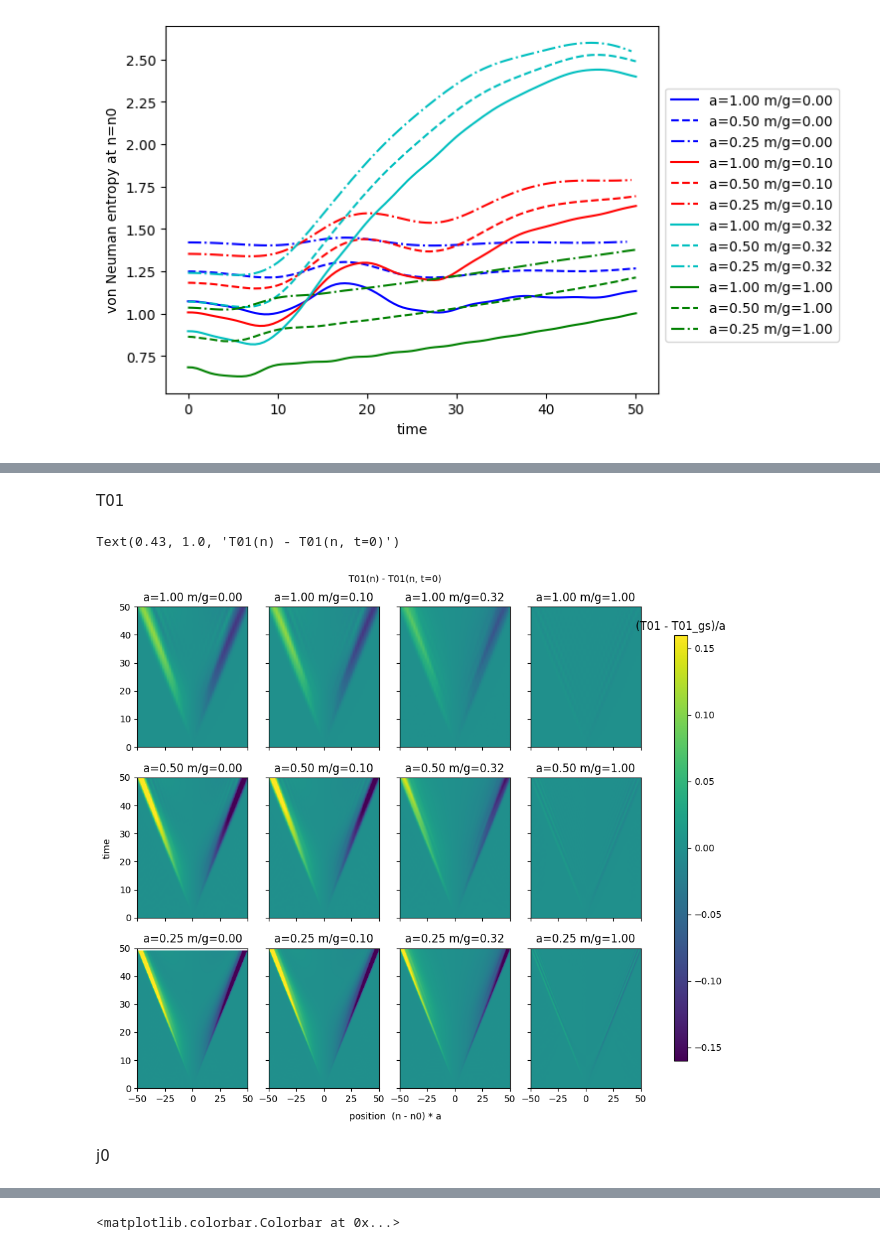
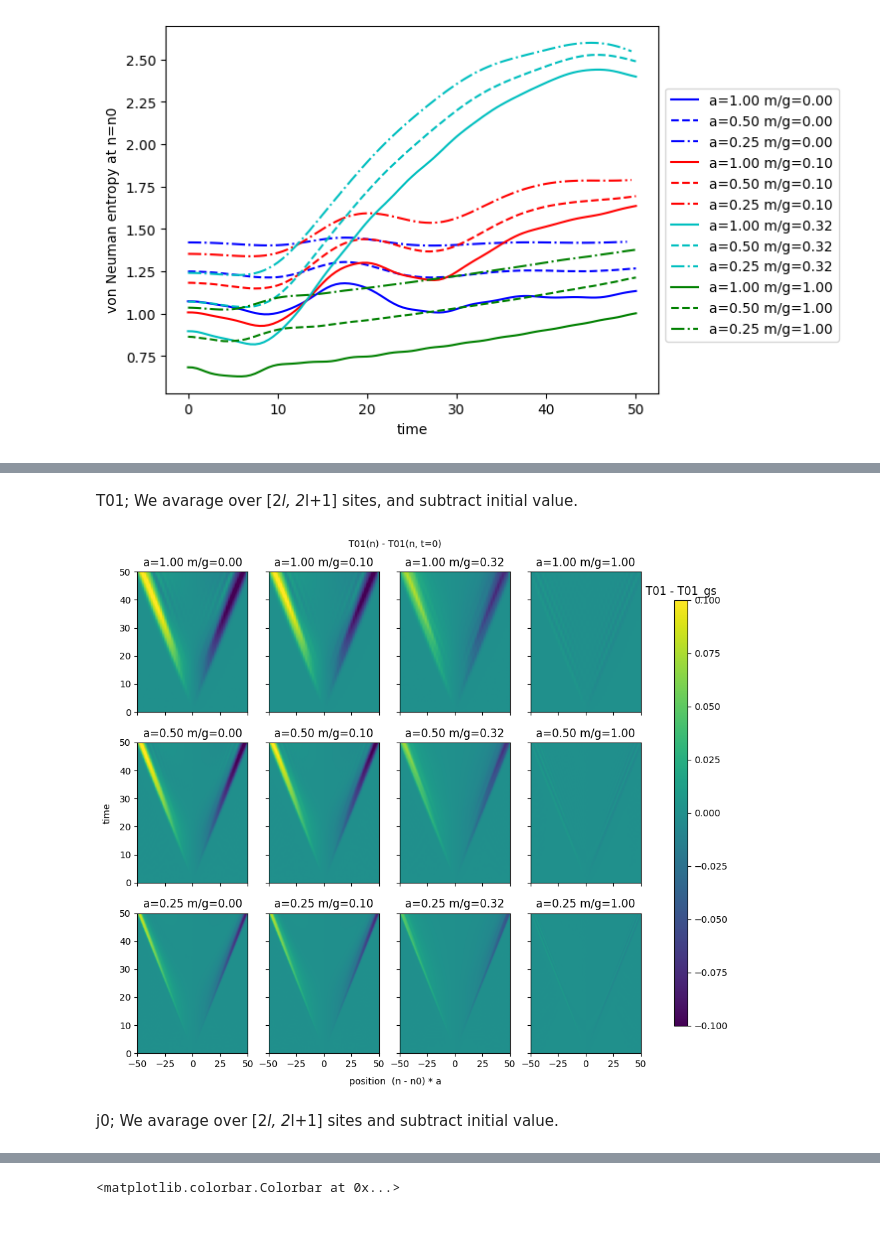
Before and after one commit to marekrams/jffs, a Jupyter notebook: plot_time_evolution.ipynb, the cells around one changed output, grey strips where cells are left out. Drawn from its saved outputs; the diff is of its cells as text; code cells hidden in the pictures.

```diff
--- a/plot_time_evolution.ipynb
+++ b/plot_time_evolution.ipynb
@@ -36,15 +36,14 @@ for i, m in enumerate(ms):
         ee = engs[m, N][:, 1:]
         tm = engs[m, N][:, 0]
         ee = (ee[:, 0::2] + ee[:, 1::2]) /2  #  here we calculate mean of sites 2*l and 2*l+1
-        ee = np.insert(ee, 0, 0, 0)
         ee = ee / a
 
-        im = ax[j, i].imshow(ee, extent=(-N*a/2, N*a/2, 0, tm[-1]), origin='lower', aspect='auto', vmin=0, vmax=0.16)
+        # print(np.min(ee), np.max(ee))
+
+        im = ax[j, i].imshow(ee, extent=(-N*a/2, N*a/2, 0, tm[-1]), origin='lower', aspect='auto', vmin=0, vmax=0.2)
         ax[j, i].set_title(f"{a=:0.2f} {m/g=:0.2f}")
         ax[j, i].set_xticks([-50, -25, 0, 25, 50])
         ax[j, i].set_ylim([0, 50])
-        # ax[j, i].set_xlabel("position")
-        # ax[j, i].set_ylabel("time")
 fig.tight_layout()
 fig.subplots_adjust(right=0.8)
 cbar_ax = fig.add_axes([0.85, 0.10, 0.02, 0.8])
@@ -53,5 +52,5 @@ cb.ax.set_title('(e_n - e^gs_n)/a')
 
 fig.text(0.43, -0.01, 'position  (n - n0) * a', ha='center')
 fig.text(-0.01, 0.5, 'time', va='center', rotation='vertical')
-fig.text(0.43, 1.00, 'excitation energy', ha='center')
+fig.text(0.43, 1.00, 'excitation energy per site / a', ha='center')
 # %% [output]
@@ -86,12 +85,12 @@ for i, m in enumerate(ms):
         ee = ee - ee0
         tm = ents[m, N][:, 0]
 
-        im = ax[j, i].imshow(ee, extent=(-N*a/2, N*a/2, 0, tm[-1]), origin='lower', aspect='auto', vmin=0, vmax=2)
+        # print(np.min(ee), np.max(ee))
+
+        im = ax[j, i].imshow(ee, extent=(-N*a/2, N*a/2, 0, tm[-1]), origin='lower', aspect='auto', vmin=-0.2, vmax=1.6)
         ax[j, i].set_title(f"{a=:0.2f} {m/g=:0.2f}")
         ax[j, i].set_xticks([-50, -25, 0, 25, 50])
         ax[j, i].set_ylim([0, 50])
-        # ax[j, i].set_xlabel("position")
-        # ax[j, i].set_ylabel("time")
 fig.tight_layout()
 fig.subplots_adjust(right=0.8)
 cbar_ax = fig.add_axes([0.85, 0.10, 0.02, 0.8])
@@ -136,12 +135,13 @@ for i, m in enumerate(ms):
         ee = ee - ee0
         ee = ee / a
 
-        im = ax[j, i].imshow(ee, extent=(-N*a/2, N*a/2, 0, tm[-1]), origin='lower', aspect='auto', vmin=0, vmax=0.16)
+        # print(np.min(ee), np.max(ee))
+
+        im = ax[j, i].imshow(ee, extent=(-N*a/2, N*a/2, 0, tm[-1]), origin='lower', aspect='auto', vmin=0, vmax=0.2)
         ax[j, i].set_title(f"{a=:0.2f} {m/g=:0.2f}")
         ax[j, i].set_xticks([-50, -25, 0, 25, 50])
         ax[j, i].set_ylim([0, 50])
-        # ax[j, i].set_xlabel("position")
-        # ax[j, i].set_ylabel("time")
+
 fig.tight_layout()
 fig.subplots_adjust(right=0.8)
 cbar_ax = fig.add_axes([0.85, 0.10, 0.02, 0.8])
@@ -150,5 +150,5 @@ cb.ax.set_title('(T00 - T00_gs)/a')
 
 fig.text(0.43, -0.01, 'position  (n - n0) * a', ha='center')
 fig.text(-0.01, 0.5, 'time', va='center', rotation='vertical')
-fig.text(0.43, 1.00, 'T00(n) - T00(n, t=0)', ha='center')
+fig.text(0.43, 1.00, '[T00(n) - T00(n, t=0)] / a', ha='center')
 # %% [output]
@@ -189,34 +189,34 @@ Text(0.43, 1.0, 'T11(n) - T11(n, t=0)')
-# %% [markdown]
-T01
+# %% [markdown]
+T01; We avarage over [2*l, 2*l+1] sites, and subtract initial value.
 # %%
 fig, ax = plt.subplots(3, 4, sharex=True, sharey=True, figsize=(10, 8))
 for i, m in enumerate(ms):
     for j, (N, a) in enumerate(Nas):
 
         ee = T01[m, N][:, 1:]
         tm = T01[m, N][:, 0]
         ee = (ee[:, 0::2] + ee[:, 1::2]) /2  #  here we calculate mean of sites 2*l and 2*l+1
         ee0 = ee[0, :]
         ee = ee - ee0
-        ee = ee / a
+        #ee = ee / a
 
-        im = ax[j, i].imshow(ee, extent=(-N*a/2, N*a/2, 0, tm[-1]), origin='lower', aspect='auto', vmin=-0.16, vmax=0.16)
+        # print(np.min(ee), np.max(ee))
+
+
+        im = ax[j, i].imshow(ee, extent=(-N*a/2, N*a/2, 0, tm[-1]), origin='lower', aspect='auto', vmin=-0.1, vmax=0.1)
         ax[j, i].set_title(f"{a=:0.2f} {m/g=:0.2f}")
         ax[j, i].set_xticks([-50, -25, 0, 25, 50])
         ax[j, i].set_ylim([0, 50])
-        # ax[j, i].set_xlabel("position")
-        # ax[j, i].set_ylabel("time")
 fig.tight_layout()
 fig.subplots_adjust(right=0.8)
 cbar_ax = fig.add_axes([0.85, 0.10, 0.02, 0.8])
 cb = fig.colorbar(im, cax=cbar_ax)
-cb.ax.set_title('(T01 - T01_gs)/a')
+cb.ax.set_title('T01 - T01_gs')
 
 fig.text(0.43, -0.01, 'position  (n - n0) * a', ha='center')
 fig.text(-0.01, 0.5, 'time', va='center', rotation='vertical')
-fig.text(0.43, 1.00, 'T01(n) - T01(n, t=0)', ha='center')
+fig.text(0.43, 1.00, 'T01(n) - T01(n, t=0)', ha='center');
 # %% [output]
-Text(0.43, 1.0, 'T01(n) - T01(n, t=0)')
-[figure, old version]
+[figure, new version]
-# %% [markdown]
-j0
+# %% [markdown]
+j0; We avarage over [2*l, 2*l+1] sites and subtract initial value.
```
Also changed, not shown: parts of 19 cells of this notebook, 1 other file.
